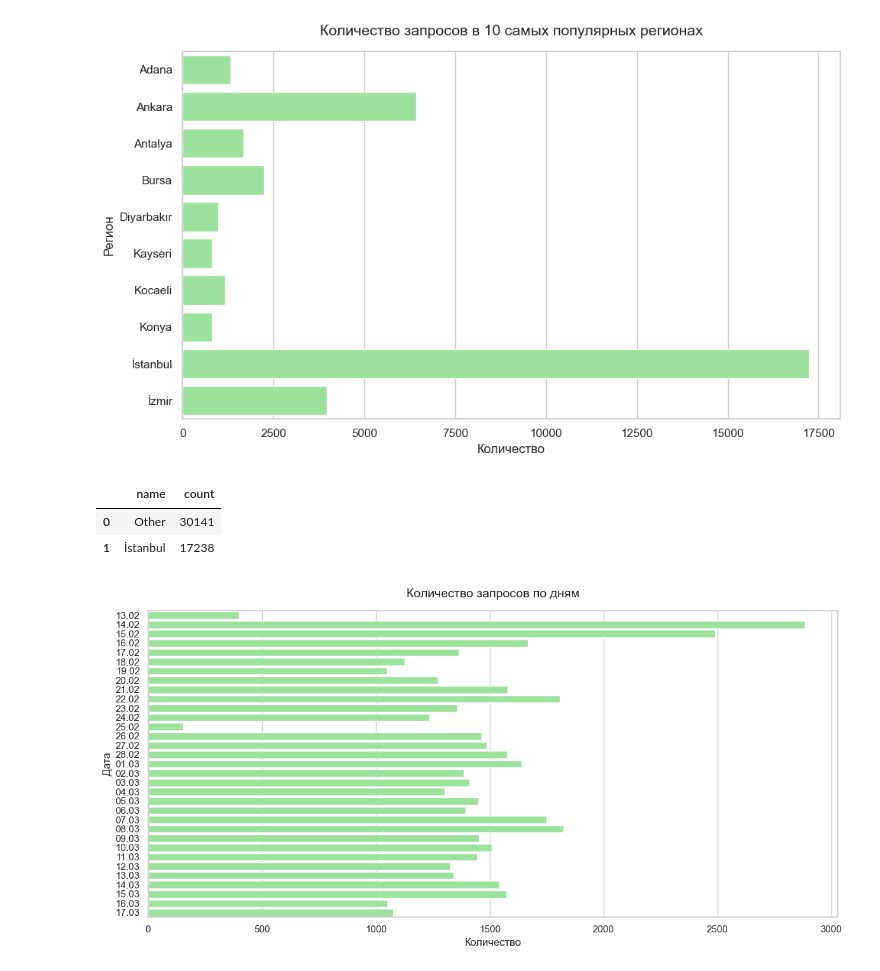
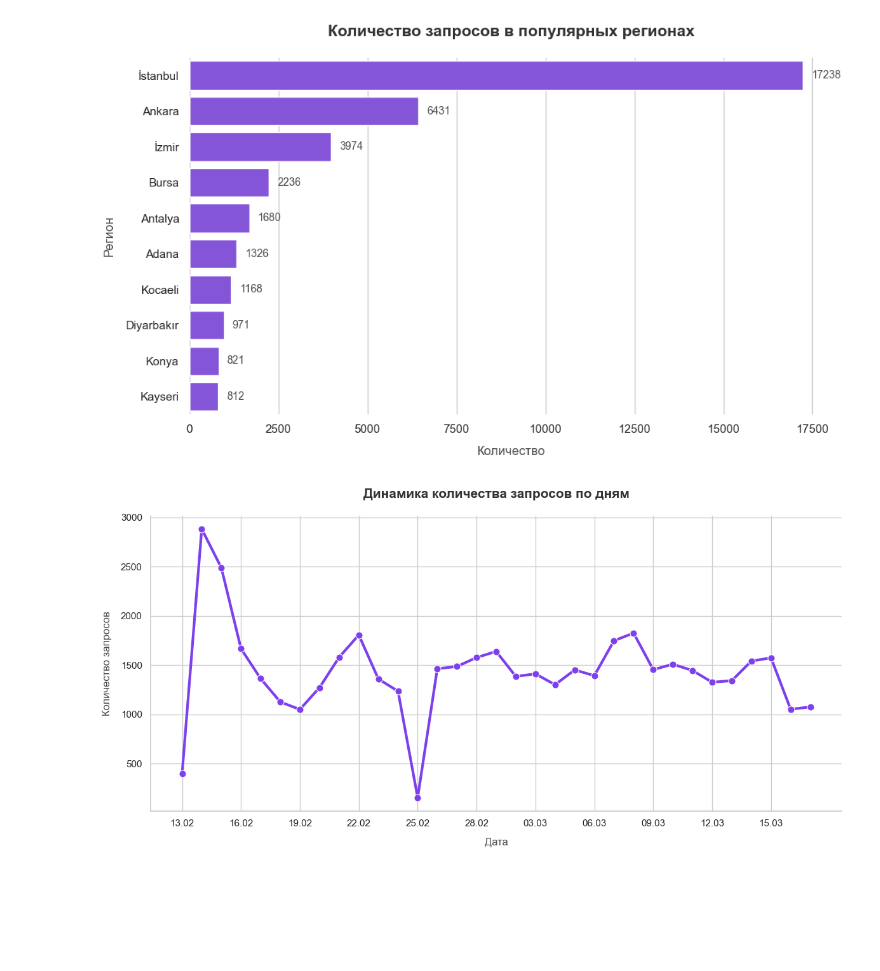
Before and after one commit to d1amp0/turkey-search-demand-map, a Jupyter notebook: ds/analysis/analysis.ipynb, the cells around one changed output. Cells and saved outputs as stored; diff of their text form; code cells hidden in the pictures; blank space fills up the shorter version.

```diff
--- a/ds/analysis/analysis.ipynb
+++ b/ds/analysis/analysis.ipynb
@@ -15,75 +15,79 @@ display(df.head())
 import matplotlib.pyplot as plt
 import seaborn as sns
 
+sns.set_theme(style="whitegrid")
+
 grouped_df = (
     df.groupby("name")["query"].count().reset_index(name="count")
 )
-grouped_df = grouped_df[grouped_df["count"] >= 750]
+
+grouped_df = (
+    grouped_df[grouped_df["count"] >= 750]
+    .sort_values(by="count", ascending=False)
+)
+
 plt.figure(figsize=(10, 6))
-sns.set_theme(style="whitegrid")
-sns.barplot(
+lilac_color = "#7e40ec"
+
+ax = sns.barplot(
     data=grouped_df,
     x="count",
     y="name",
-    color="lightgreen"
+    color=lilac_color
 )
 
-plt.title("Количество запросов в 10 самых популярных регионах", fontsize=14, pad=15)
-plt.xlabel("Количество", fontsize=12)
-plt.ylabel("Регион", fontsize=12)
+ax.bar_label(ax.containers[0], padding=8, fontsize=10, color="#4F4F4F")
+
+plt.title("Количество запросов в популярных регионах", fontsize=15, fontweight="bold", pad=20, color="#333333")
+plt.xlabel("Количество", fontsize=12, labelpad=10, color="#4F4F4F")
+plt.ylabel("Регион", fontsize=12, labelpad=10, color="#4F4F4F")
+
+sns.despine(left=True, bottom=True)
 
 plt.tight_layout()
-plt.savefig('regions.png')
+plt.savefig('regions.png', dpi=300)
 plt.show()
 # %% [output]
-[figure, old version]
+[figure, new version]
-# %%
-grouped_df = (
-    df.groupby("name")["query"].count().reset_index(name="count")
-)
-grouped_df["name"] = grouped_df.apply(
-    lambda row: row["name"] if row["count"] >= 15000 else "Other",
-    axis=1
-)
-grouped_df = (
-    grouped_df.groupby("name")["count"].sum().reset_index()
-)
-grouped_df = grouped_df.sort_values(by="count", ascending=False)
-display(grouped_df.head())
-# %% [output]
-|  | name | count |
-| 0 | Other | 30141 |
-| 1 | İstanbul | 17238 |
 # %%
 df["time"] = pd.to_datetime(df["time"])
-
-# Выделяем чистую дату для правильной сортировки и красивую строку для графика
 df["date"] = df["time"].dt.date
 df["day_name"] = df["time"].dt.strftime("%d.%m")
 
-# Группируем по обоим столбцам, чтобы сохранить связь между датой и строкой
 grouped_df = (
     df.groupby(["date", "day_name"])["query"].count().reset_index(name="count")
 )
-
-# Сортируем по реальной дате (хронологически)
 grouped_df = grouped_df.sort_values(by="date")
 
 plt.figure(figsize=(12, 6))
 sns.set_theme(style="whitegrid")
 
-# Строим график, используя day_name для отображения
-sns.barplot(data=grouped_df, x="count", y="day_name", color="lightgreen")
+purple = "#7e40ec"
 
-plt.title("Количество запросов по дням", fontsize=14, pad=15)
-plt.xlabel("Количество", fontsize=12)
-plt.ylabel("Дата", fontsize=12)
+ax = sns.lineplot(
+    data=grouped_df,
+    x="day_name",
+    y="count",
+    color=purple,
+    linewidth=3,
+    marker="o",
+    markersize=8
+)
+
+ax.set_xticks(range(0, len(grouped_df), 3))
+ax.set_xticklabels(grouped_df["day_name"].iloc[::3])
+
+plt.title("Динамика количества запросов по дням", fontsize=15, fontweight="bold", pad=20, color="#333333")
+plt.xlabel("Дата", fontsize=12, labelpad=10, color="#4F4F4F")
+plt.ylabel("Количество запросов", fontsize=12, labelpad=10, color="#4F4F4F")
+
+sns.despine(left=False, bottom=False)
 
 plt.tight_layout()
-plt.savefig('days.png')
+plt.savefig('days_trend.png', dpi=300)
 plt.show()
 # %% [output]
-[figure, old version]
+[figure, new version]
 # %%
 grouped_df = (
     df.groupby("category")["query"].count().reset_index(name="count")
```
Also changed, not shown: parts of 3 cells of this notebook, 2 other files.
